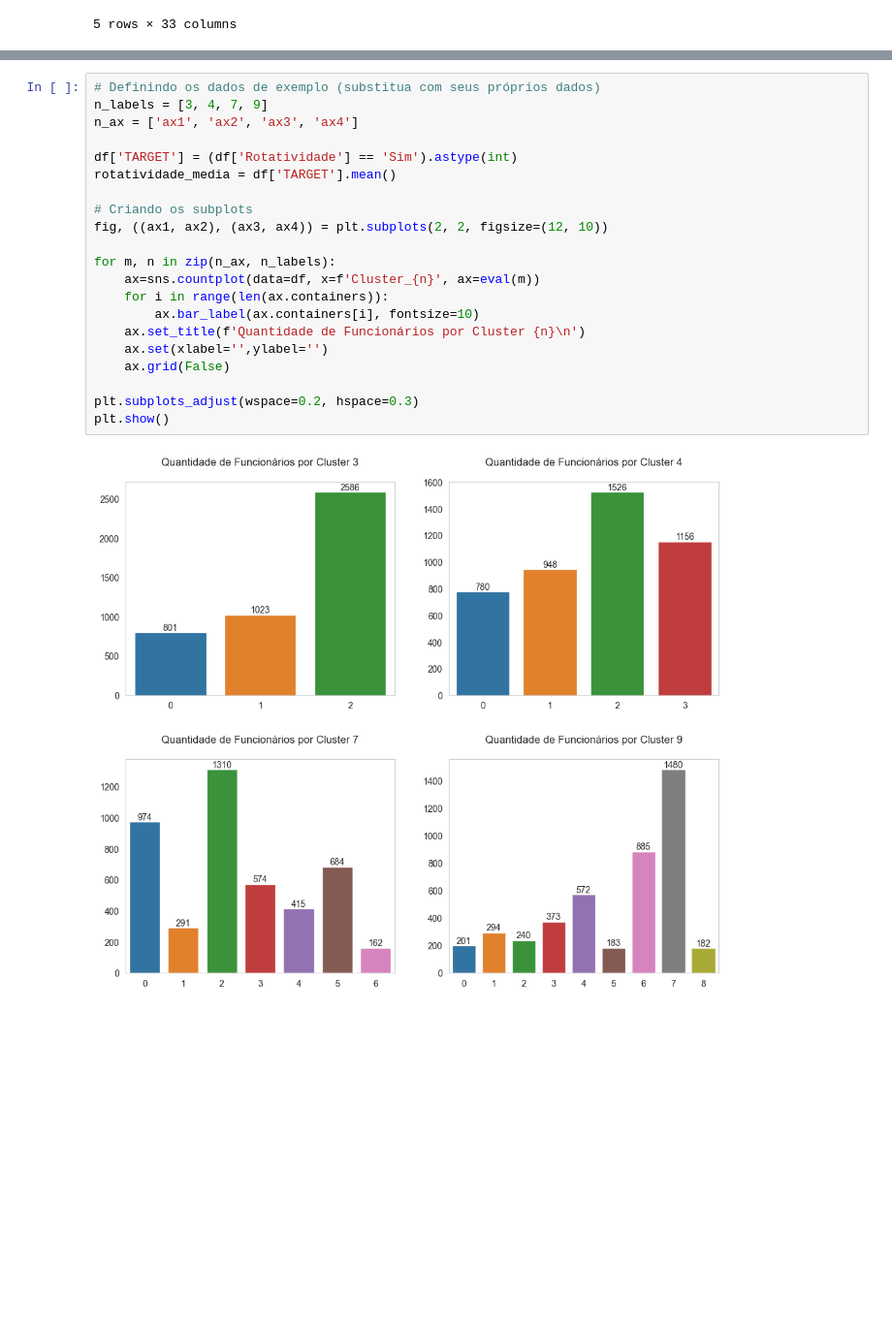
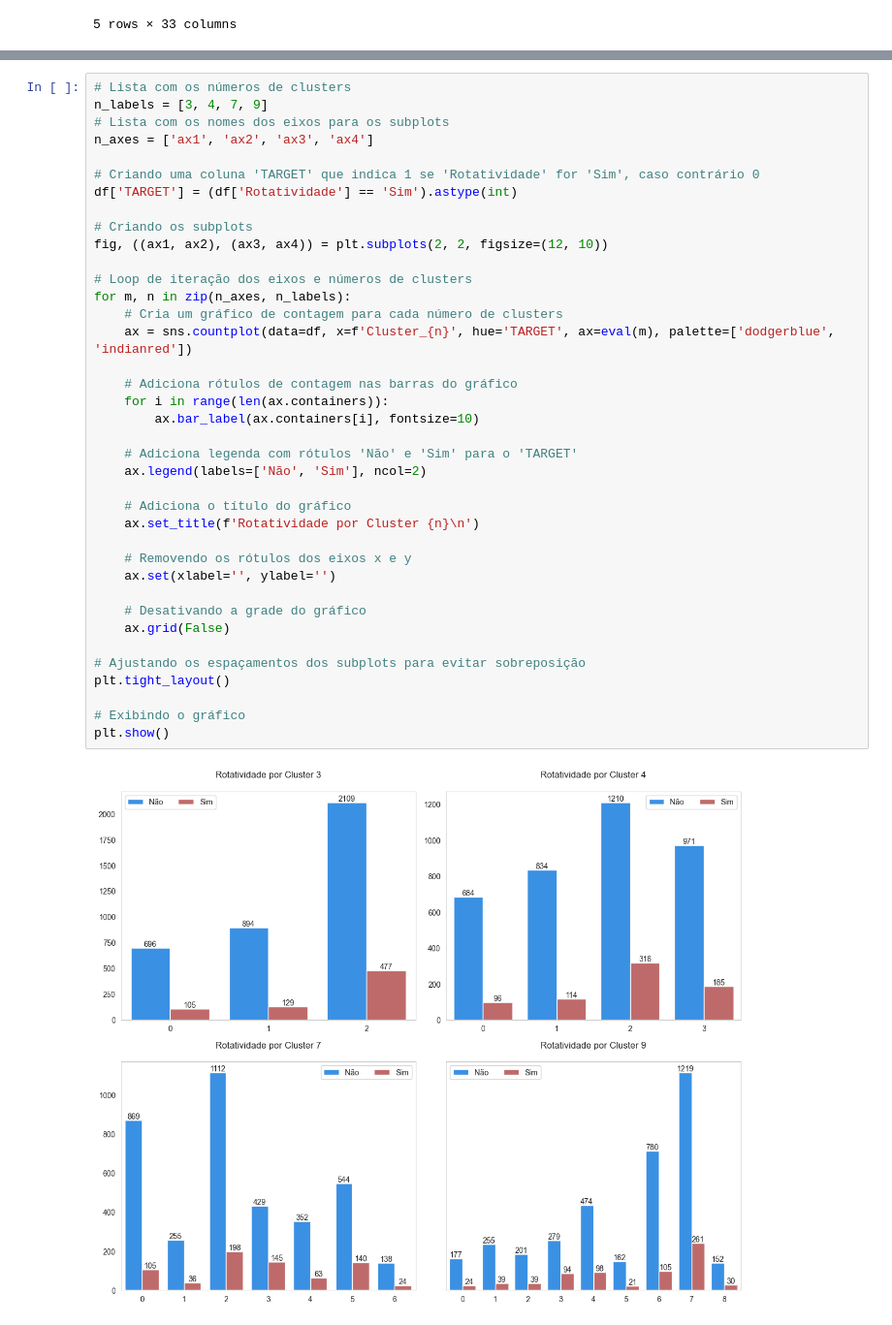
Before and after one commit to emso-exe/Analise_de_rh_-_people_analytics, a Jupyter notebook: 001_analise_de_rh.ipynb, the cells around one changed output, grey strips where cells are left out. Shown at 97% size. Saved outputs shown, nothing was run; the diff lists cells and outputs as text; blank space fills up the shorter version.

Commit message:
feat: criação de gráfico para análise de número de clusters em comparação com rotatividade, item 6.3.

```diff
--- a/001_analise_de_rh.ipynb
+++ b/001_analise_de_rh.ipynb
@@ -1547,23 +1550,40 @@ df.head()
 # %%
-# Definindo os dados de exemplo (substitua com seus próprios dados)
+# Lista com os números de clusters
 n_labels = [3, 4, 7, 9]
-n_ax = ['ax1', 'ax2', 'ax3', 'ax4']
+# Lista com os nomes dos eixos para os subplots
+n_axes = ['ax1', 'ax2', 'ax3', 'ax4']
 
+# Criando uma coluna 'TARGET' que indica 1 se 'Rotatividade' for 'Sim', caso contrário 0
 df['TARGET'] = (df['Rotatividade'] == 'Sim').astype(int)
-rotatividade_media = df['TARGET'].mean()
 
 # Criando os subplots
 fig, ((ax1, ax2), (ax3, ax4)) = plt.subplots(2, 2, figsize=(12, 10))
 
-for m, n in zip(n_ax, n_labels):
-    ax=sns.countplot(data=df, x=f'Cluster_{n}', ax=eval(m))
+# Loop de iteração dos eixos e números de clusters
+for m, n in zip(n_axes, n_labels):
+    # Cria um gráfico de contagem para cada número de clusters
+    ax = sns.countplot(data=df, x=f'Cluster_{n}', hue='TARGET', ax=eval(m), palette=['dodgerblue', 'indianred'])
+
+    # Adiciona rótulos de contagem nas barras do gráfico
     for i in range(len(ax.containers)):
         ax.bar_label(ax.containers[i], fontsize=10)
-    ax.set_title(f'Quantidade de Funcionários por Cluster {n}\n')
-    ax.set(xlabel='',ylabel='')
+
+    # Adiciona legenda com rótulos 'Não' e 'Sim' para o 'TARGET'
+    ax.legend(labels=['Não', 'Sim'], ncol=2)
+
+    # Adiciona o título do gráfico
+    ax.set_title(f'Rotatividade por Cluster {n}\n')
+
+    # Removendo os rótulos dos eixos x e y
+    ax.set(xlabel='', ylabel='')
+
+    # Desativando a grade do gráfico
     ax.grid(False)
 
-plt.subplots_adjust(wspace=0.2, hspace=0.3)
+# Ajustando os espaçamentos dos subplots para evitar sobreposição
+plt.tight_layout()
+
+# Exibindo o gráfico
 plt.show()
 # %% [output]
-[figure, old version]
+[figure, new version]
```
Also changed, not shown: parts of 7 cells of this notebook.
